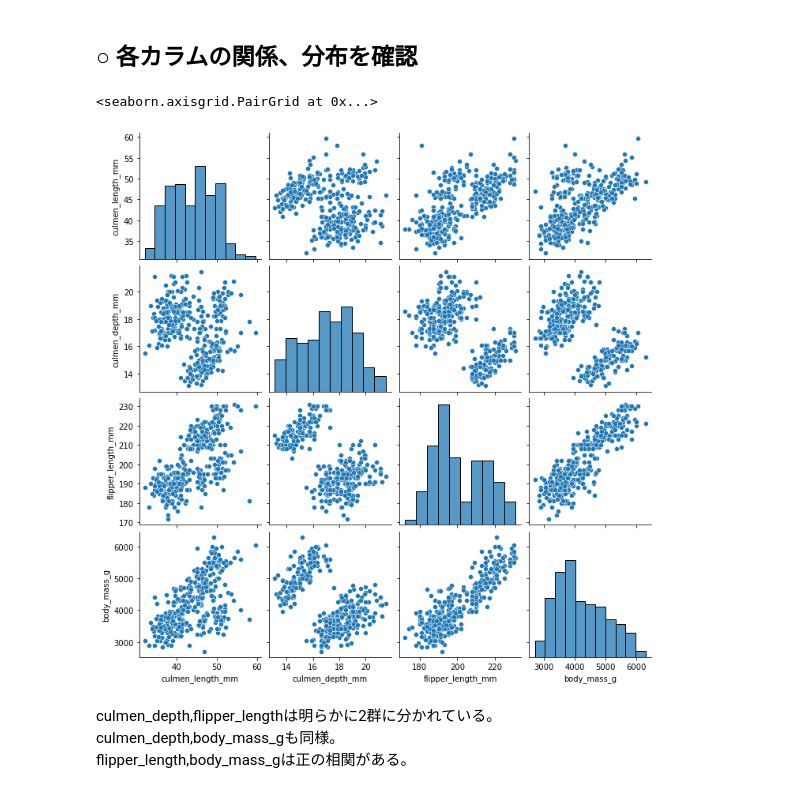
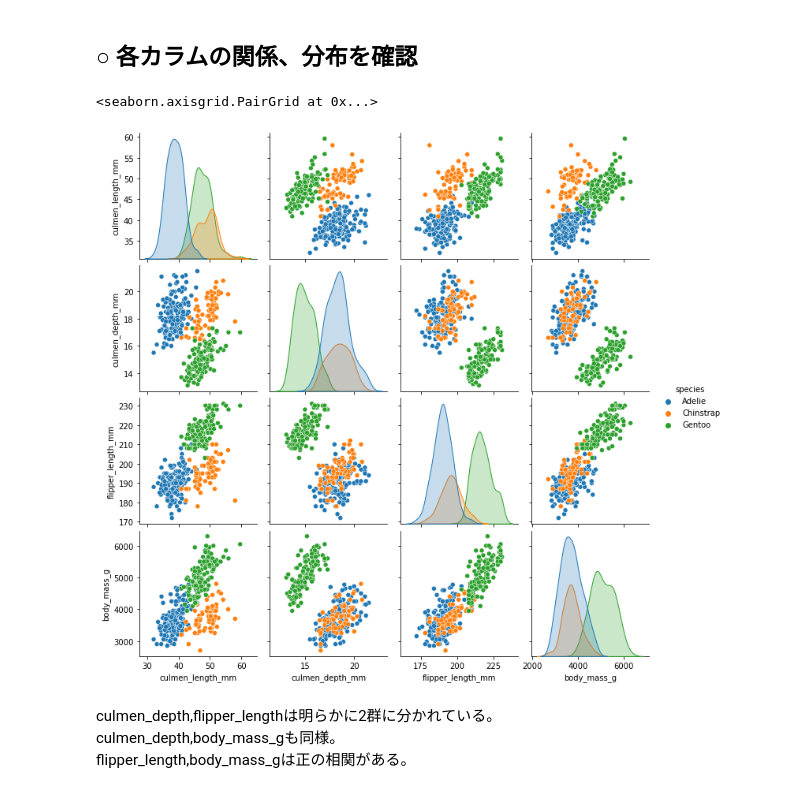
Before and after one commit to Mr-Garlic-Shrimp/TIL, a Jupyter notebook: Machine_Learning/ML_notebook-17(Missing_Value_Imputing_2).ipynb, the cells around one changed output. Cells and saved outputs as stored; diff of their text form; code cells hidden in the pictures.

```diff
--- a/Machine_Learning/ML_notebook-17(Missing_Value_Imputing_2).ipynb
+++ b/Machine_Learning/ML_notebook-17(Missing_Value_Imputing_2).ipynb
@@ -167,10 +172,10 @@ cat_feat = df.select(pl.col(pl.Utf8)).columns
 # %% [markdown]
 ## ○ 各カラムの関係、分布を確認
 # %%
-sns.pairplot(df.to_pandas())
+sns.pairplot(df.to_pandas(), hue='species')
 # %% [output]
 <seaborn.axisgrid.PairGrid at 0x...>
-[figure, old version]
+[figure, new version]
 # %% [markdown]
 culmen_depth,flipper_lengthは明らかに2群に分かれている。
 culmen_depth,body_mass_gも同様。
```
Also changed, not shown: parts of 10 cells of this notebook.
